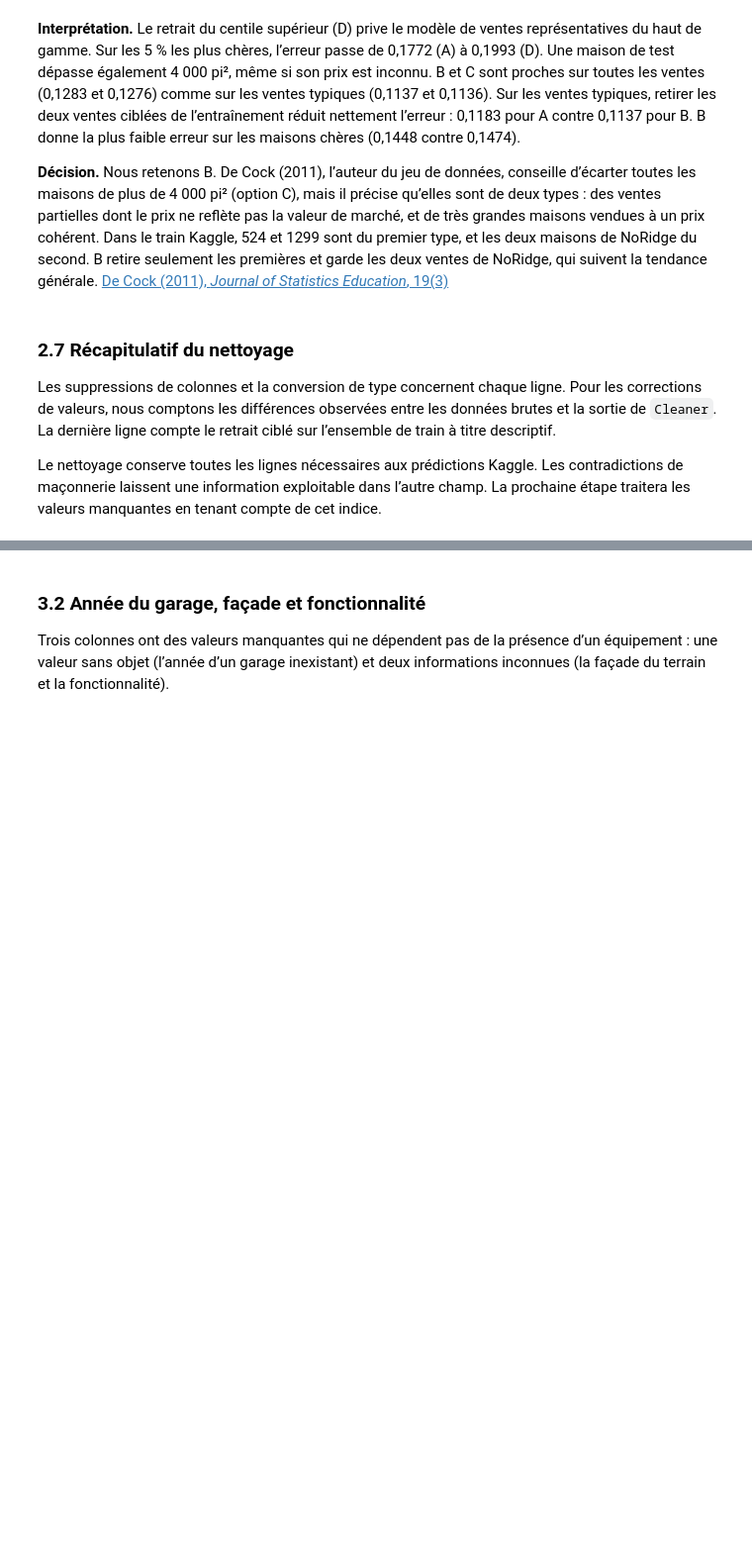
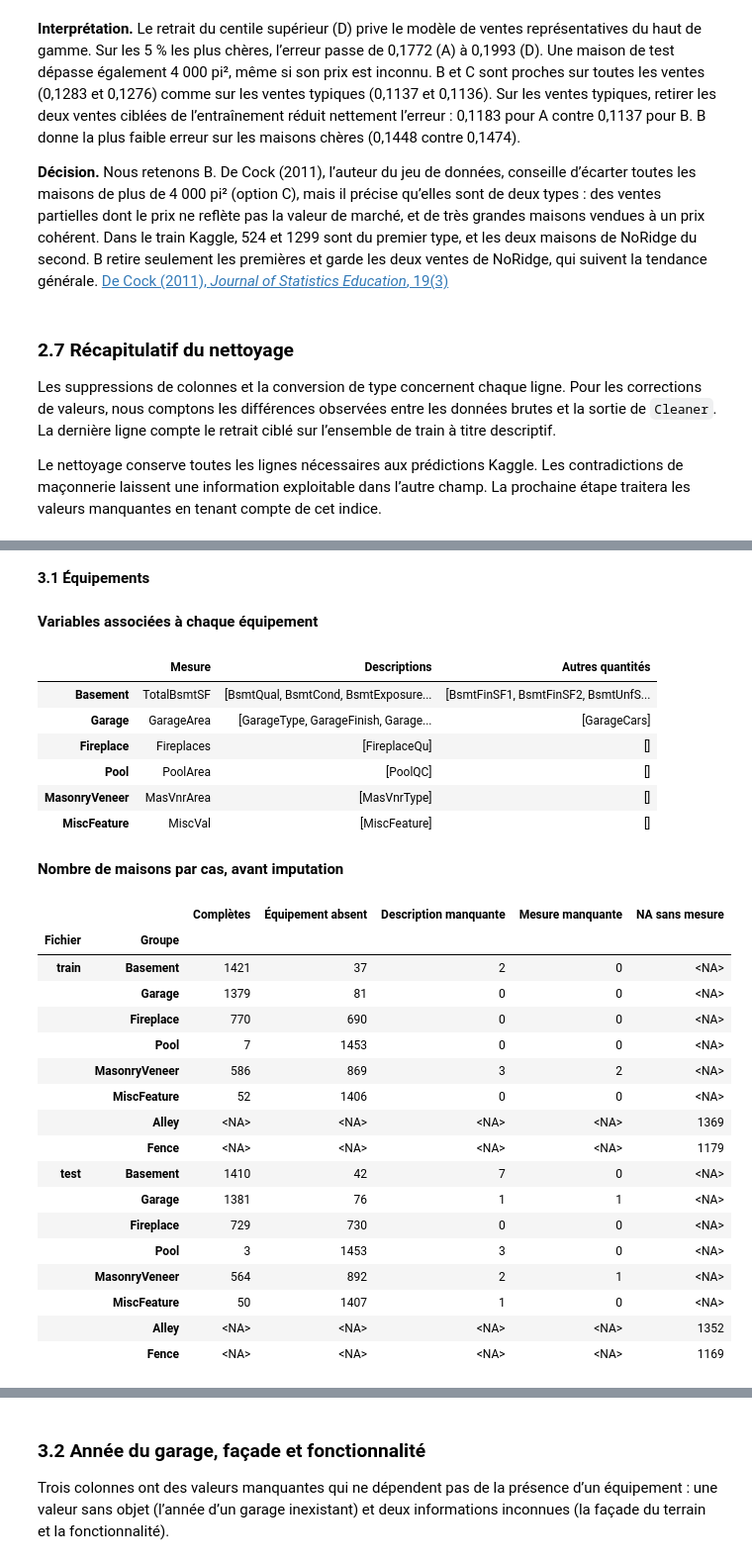
Before and after one commit to JulienDes/MAP6014---Travail-Final, a Jupyter notebook: notebooks/04_pretraitement.ipynb, the cells around one changed output, grey strips where cells are left out. Shown at 99% size. Drawn from its saved outputs; the diff is of its cells as text; code cells hidden in the pictures; blank space fills up the shorter version.

```diff
--- a/notebooks/04_pretraitement.ipynb
+++ b/notebooks/04_pretraitement.ipynb
@@ -415,39 +551,57 @@ La sortie « 3.1 Équipements » donne les colonnes de chaque groupe, puis le no
 # %%
 # ──────────────────────────────────────────────────────────────────────
 # 3.1 Équipements
 # ──────────────────────────────────────────────────────────────────────
 show_title("3.1 Équipements")
+show_title("Variables associées à chaque équipement")
 display(pd.DataFrame.from_dict(EQUIPMENT_GROUPS, orient="index").rename(columns={
     "measure": "Mesure", "descriptors": "Descriptions", "numbers": "Autres quantités",
 }))
 before = clean.copy()
 training = before.loc["train"]
+reports = {file: consistency_report(before.loc[file]) for file in ("train", "test")}
+show_title("Nombre de maisons par cas, avant imputation")
+display(pd.concat(reports, names=["Fichier", "Groupe"]).rename(columns=CASE_NAMES))
+
+# Imputation : MissingValueHandler apprend sur train, puis transforme les deux fichiers.
 handler = MissingValueHandler().fit(training)
 after = pd.concat({file: handler.transform(before.loc[file]) for file in ("train", "test")},
                   names=before.index.names)
-case_names = {"R1": "Équipement absent", "R2": "Description manquante", "R3": "Mesure manquante"}
-reports = {file: consistency_report(before.loc[file]) for file in ("train", "test")}
-display(pd.concat(reports, names=["Fichier", "Groupe"]).rename(columns=case_names))
-
-# Chaque champ rempli par MissingValueHandler, avec le cas de sa maison.
-rows = []
-for group, fields in EQUIPMENT_GROUPS.items():
-    measure = fields["measure"]
-    for column in [measure, *fields["descriptors"], *fields["numbers"]]:
-        filled = before[column].isna() & after[column].notna()
-        if column in fields["descriptors"]:
-            filled |= before[column].eq("None") & after[column].ne("None")
-        for index in filled[filled].index:
-            if pd.isna(before.at[index, measure]) and after.at[index, measure] > 0:
-                case = case_names["R3"]
-            elif after.at[index, measure] > 0:
-                case = case_names["R2"]
-            else:
-                case = case_names["R1"]
-            origin = "CSV" if pd.isna(raw.at[index, column]) else "Nettoyage (2.5)"
-            rows.append([case, index[0], raw.at[index, "Id"], group, column, origin, after.at[index, column]])
-filled_fields = pd.DataFrame(rows, columns=["Cas", "Fichier", "Id", "Groupe", "Champ",
-                                            "Origine du NA", "Valeur imputée"])
+case_names = CASE_NAMES
+report = imputation_report(before, after)
+filled_fields = report.reset_index(drop=True).assign(
+    Fichier=report.index.get_level_values("Fichier"),
+    Id=raw.loc[report.index, "Id"].to_numpy(),
+).rename(columns={"Après": "Valeur imputée"})[["Cas", "Fichier", "Id", "Groupe", "Champ", "Valeur imputée"]]
+# %% [output]
+**3.1 Équipements**
+**Variables associées à chaque équipement**
+|  | Mesure | Descriptions | Autres quantités |
+| Basement | TotalBsmtSF | [BsmtQual, BsmtCond, BsmtExposure... | [BsmtFinSF1, BsmtFinSF2, BsmtUnfS... |
+| Garage | GarageArea | [GarageType, GarageFinish, Garage... | [GarageCars] |
+| Fireplace | Fireplaces | [FireplaceQu] | [] |
+| Pool | PoolArea | [PoolQC] | [] |
+| MasonryVeneer | MasVnrArea | [MasVnrType] | [] |
+| MiscFeature | MiscVal | [MiscFeature] | [] |
+**Nombre de maisons par cas, avant imputation**
+|  |  | Complètes | Équipement absent | Description manquante | Mesure manquante | NA sans mesure |
+| Fichier | Groupe |  |  |  |  |  |
+| train | Basement | 1421 | 37 | 2 | 0 | <NA> |
+|  | Garage | 1379 | 81 | 0 | 0 | <NA> |
+|  | Fireplace | 770 | 690 | 0 | 0 | <NA> |
+|  | Pool | 7 | 1453 | 0 | 0 | <NA> |
+|  | MasonryVeneer | 586 | 869 | 3 | 2 | <NA> |
+|  | MiscFeature | 52 | 1406 | 0 | 0 | <NA> |
+|  | Alley | <NA> | <NA> | <NA> | <NA> | 1369 |
+|  | Fence | <NA> | <NA> | <NA> | <NA> | 1179 |
+| test | Basement | 1410 | 42 | 7 | 0 | <NA> |
+|  | Garage | 1381 | 76 | 1 | 1 | <NA> |
+|  | Fireplace | 729 | 730 | 0 | 0 | <NA> |
+|  | Pool | 3 | 1453 | 3 | 0 | <NA> |
+|  | MasonryVeneer | 564 | 892 | 2 | 1 | <NA> |
+|  | MiscFeature | 50 | 1407 | 1 | 0 | <NA> |
+|  | Alley | <NA> | <NA> | <NA> | <NA> | 1352 |
+|  | Fence | <NA> | <NA> | <NA> | <NA> | 1169 |
 # %% [markdown]
 #### Cas 1 · Équipement absent
 
```
Also changed, not shown: parts of 107 cells of this notebook, 8 other files.
